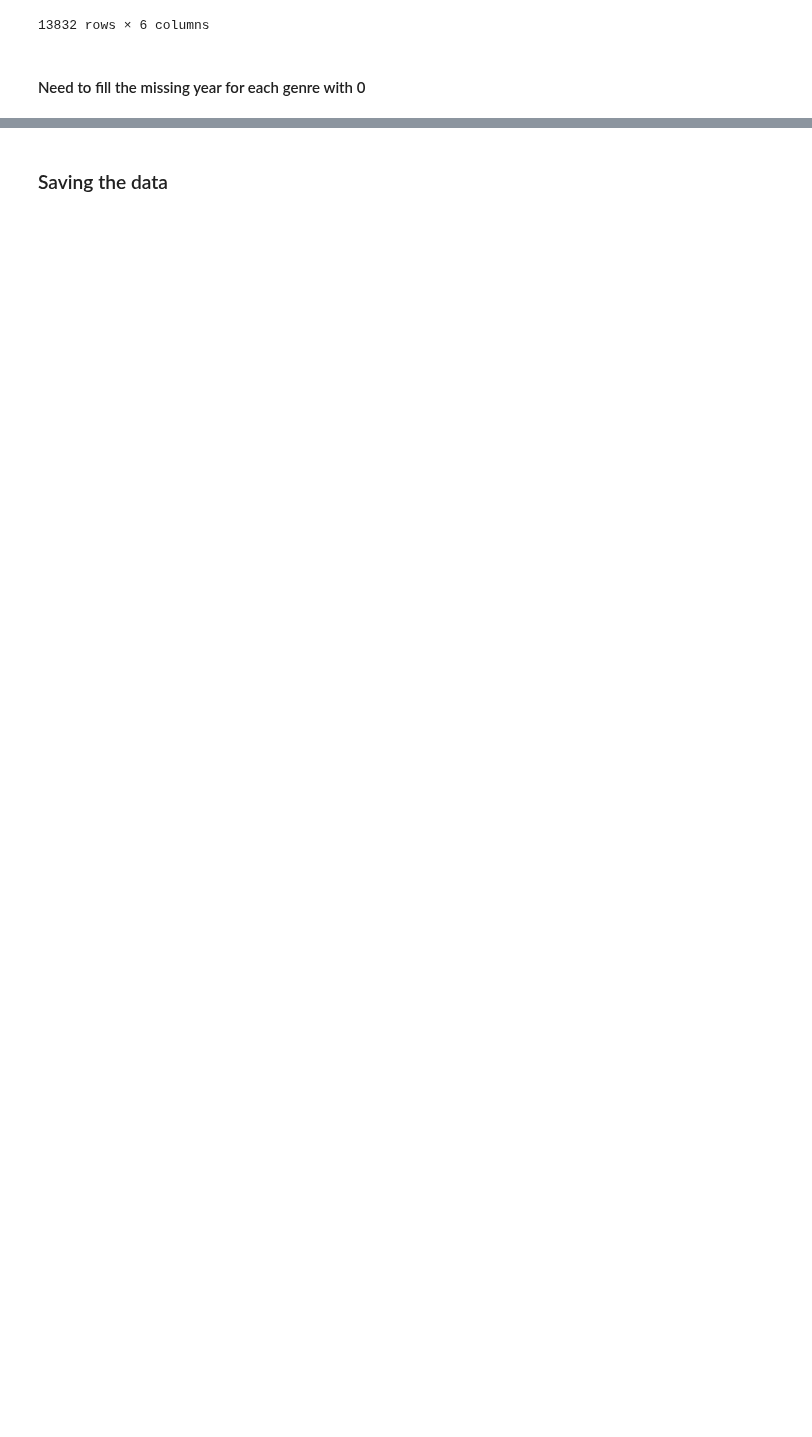
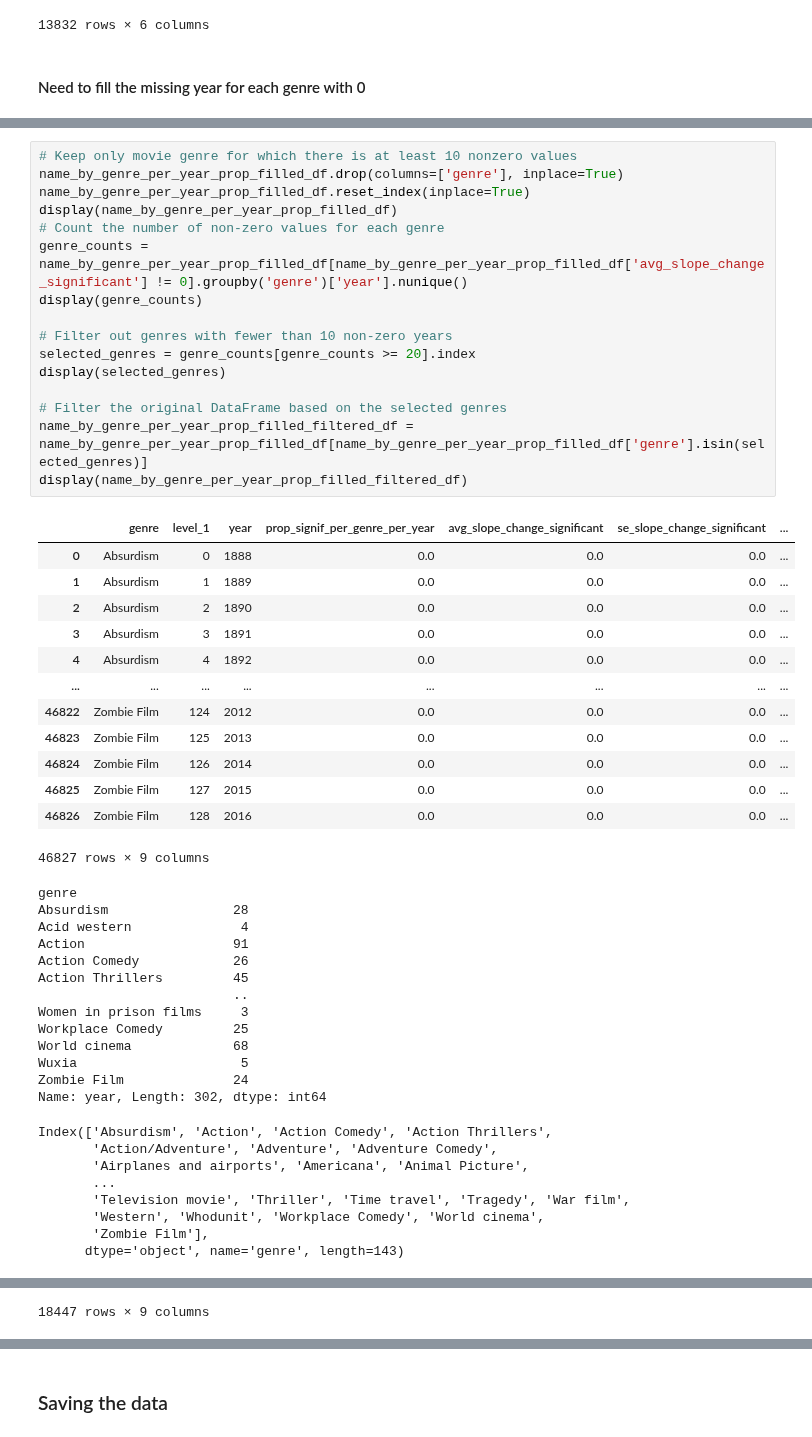
Before and after one commit to epfl-ada/ada-2023-project-abadakor, a Jupyter notebook: parallel_questions.ipynb, the cells around one changed output, grey strips where cells are left out. Drawn from its saved outputs; the diff is of its cells as text; blank space fills up the shorter version.

```diff
--- a/parallel_questions.ipynb
+++ b/parallel_questions.ipynb
@@ -557,0 +558,51 @@ display(name_by_genre_per_year_prop_filled_df)
+# %%
+# Keep only movie genre for which there is at least 10 nonzero values
+name_by_genre_per_year_prop_filled_df.drop(columns=['genre'], inplace=True)
+name_by_genre_per_year_prop_filled_df.reset_index(inplace=True)
+display(name_by_genre_per_year_prop_filled_df)
+# Count the number of non-zero values for each genre
+genre_counts = name_by_genre_per_year_prop_filled_df[name_by_genre_per_year_prop_filled_df['avg_slope_change_significant'] != 0].groupby('genre')['year'].nunique()
+display(genre_counts)
+
+# Filter out genres with fewer than 10 non-zero years
+selected_genres = genre_counts[genre_counts >= 20].index
+display(selected_genres)
+
+# Filter the original DataFrame based on the selected genres
+name_by_genre_per_year_prop_filled_filtered_df = name_by_genre_per_year_prop_filled_df[name_by_genre_per_year_prop_filled_df['genre'].isin(selected_genres)]
+display(name_by_genre_per_year_prop_filled_filtered_df)
+# %% [output]
+|  | genre | level_1 | year | prop_signif_per_genre_per_year | avg_slope_change_significant | se_slope_change_significant | ... |
+| 0 | Absurdism | 0 | 1888 | 0.0 | 0.0 | 0.0 | ... |
+| 1 | Absurdism | 1 | 1889 | 0.0 | 0.0 | 0.0 | ... |
+| 2 | Absurdism | 2 | 1890 | 0.0 | 0.0 | 0.0 | ... |
+| 3 | Absurdism | 3 | 1891 | 0.0 | 0.0 | 0.0 | ... |
+| 4 | Absurdism | 4 | 1892 | 0.0 | 0.0 | 0.0 | ... |
+| ... | ... | ... | ... | ... | ... | ... | ... |
+| 46822 | Zombie Film | 124 | 2012 | 0.0 | 0.0 | 0.0 | ... |
+| 46823 | Zombie Film | 125 | 2013 | 0.0 | 0.0 | 0.0 | ... |
+| 46824 | Zombie Film | 126 | 2014 | 0.0 | 0.0 | 0.0 | ... |
+| 46825 | Zombie Film | 127 | 2015 | 0.0 | 0.0 | 0.0 | ... |
+| 46826 | Zombie Film | 128 | 2016 | 0.0 | 0.0 | 0.0 | ... |
+46827 rows × 9 columns
+genre
+Absurdism                28
+Acid western              4
+Action                   91
+Action Comedy            26
+Action Thrillers         45
+                         ..
+Women in prison films     3
+Workplace Comedy         25
+World cinema             68
+Wuxia                     5
+Zombie Film              24
+Name: year, Length: 302, dtype: int64
+Index(['Absurdism', 'Action', 'Action Comedy', 'Action Thrillers',
+       'Action/Adventure', 'Adventure', 'Adventure Comedy',
+       'Airplanes and airports', 'Americana', 'Animal Picture',
+       ...
+       'Television movie', 'Thriller', 'Time travel', 'Tragedy', 'War film',
+       'Western', 'Whodunit', 'Workplace Comedy', 'World cinema',
+       'Zombie Film'],
+      dtype='object', name='genre', length=143)
@@ -557,0 +621 @@ display(name_by_genre_per_year_prop_filled_df)
+18447 rows × 9 columns
```
Also changed, not shown: parts of 7 cells of this notebook, 3 other files.
